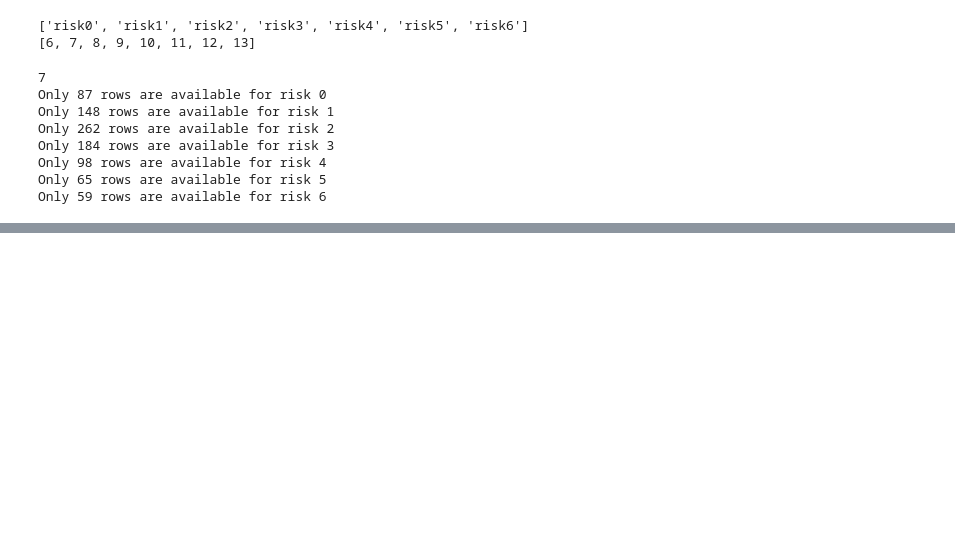
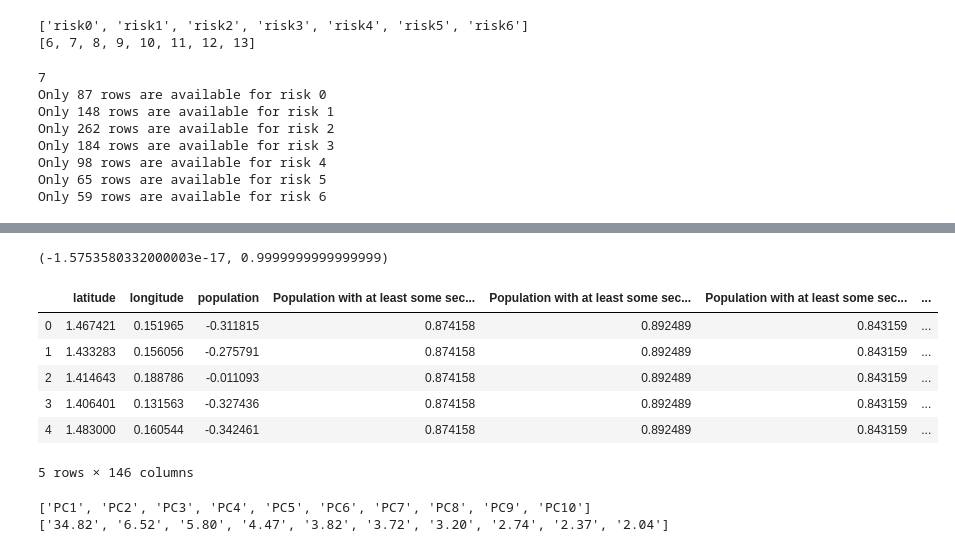
Before and after one commit to MDAIceland/WaterSecurity, a Jupyter notebook: classification/feature_selection/feature_selection.ipynb, the cells around one changed output, grey strips where cells are left out. Saved outputs shown, nothing was run; the diff lists cells and outputs as text; code cells hidden in the pictures; blank space fills up the shorter version.

```diff
--- a/classification/feature_selection/feature_selection.ipynb
+++ b/classification/feature_selection/feature_selection.ipynb
@@ -139,0 +197,30 @@ Picked variable number: 22
+# %%
+np.mean(val), np.std(val)
+# %% [output]
+(-1.5753580332000003e-17, 0.9999999999999999)
+# %%
+feat_cols = pca_df.columns.values.tolist()
+
+normalized_val = pd.DataFrame(val, columns=feat_cols)
+normalized_val.head()
+# %% [output]
+|  | latitude | longitude | population | Population with at least some sec... | Population with at least some sec... | Population with at least some sec... | ... |
+| 0 | 1.467421 | 0.151965 | -0.311815 | 0.874158 | 0.892489 | 0.843159 | ... |
+| 1 | 1.433283 | 0.156056 | -0.275791 | 0.874158 | 0.892489 | 0.843159 | ... |
+| 2 | 1.414643 | 0.188786 | -0.011093 | 0.874158 | 0.892489 | 0.843159 | ... |
+| 3 | 1.406401 | 0.131563 | -0.327436 | 0.874158 | 0.892489 | 0.843159 | ... |
+| 4 | 1.483000 | 0.160544 | -0.342461 | 0.874158 | 0.892489 | 0.843159 | ... |
+5 rows × 146 columns
+# %%
+num_components = 10
+pca_final = PCA(n_components=num_components)
+pComponents_final = pca_final.fit_transform(val)
+component_col = ['PC'+str(i+1) for i in range(num_components)]
+print(component_col)
+
+percentage_list = [element * 100 for element in pca_final.explained_variance_ratio_]
+percentage_list = ['%.2f' % elem for elem in percentage_list]
+print(percentage_list)
+# %% [output]
+['PC1', 'PC2', 'PC3', 'PC4', 'PC5', 'PC6', 'PC7', 'PC8', 'PC9', 'PC10']
+['34.82', '6.52', '5.80', '4.47', '3.82', '3.72', '3.20', '2.74', '2.37', '2.04']
```
Also changed, not shown: parts of 14 cells of this notebook.
